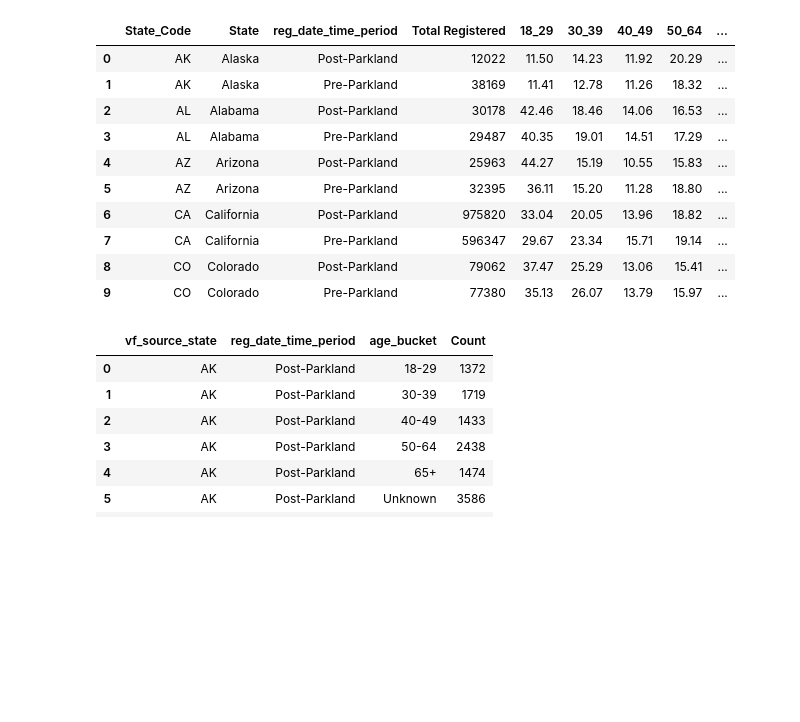
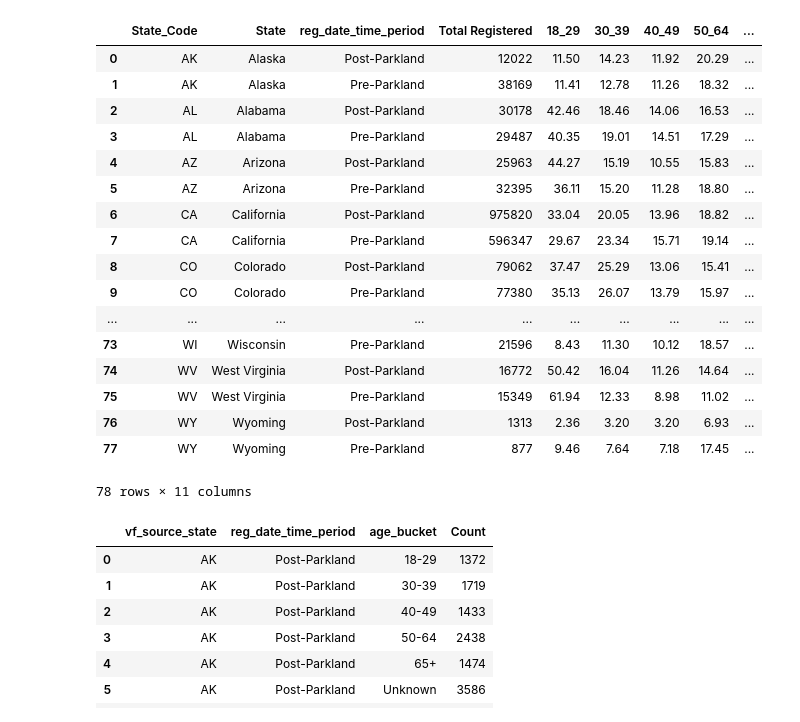
Before and after one commit to linleysanders/data-studio, a Jupyter notebook: Code/03-youth-vote/Youth Vote.ipynb, the cells around one changed output. Saved outputs shown, nothing was run; the diff lists cells and outputs as text; code cells hidden in the pictures; blank space fills up the shorter version.

```diff
--- a/Code/03-youth-vote/Youth Vote.ipynb
+++ b/Code/03-youth-vote/Youth Vote.ipynb
@@ -7,19 +7,26 @@ import matplotlib
 %matplotlib inline
 # %%
 df = pd.read_csv("Raw Counts National Parkland Voter Reg.csv")
-df.head(10)
+df
 # %% [output]
 |  | State_Code | State | reg_date_time_period | Total Registered | 18_29 | 30_39 | 40_49 | 50_64 | ... |
 | 0 | AK | Alaska | Post-Parkland | 12022 | 11.50 | 14.23 | 11.92 | 20.29 | ... |
 | 1 | AK | Alaska | Pre-Parkland | 38169 | 11.41 | 12.78 | 11.26 | 18.32 | ... |
 | 2 | AL | Alabama | Post-Parkland | 30178 | 42.46 | 18.46 | 14.06 | 16.53 | ... |
 | 3 | AL | Alabama | Pre-Parkland | 29487 | 40.35 | 19.01 | 14.51 | 17.29 | ... |
 | 4 | AZ | Arizona | Post-Parkland | 25963 | 44.27 | 15.19 | 10.55 | 15.83 | ... |
 | 5 | AZ | Arizona | Pre-Parkland | 32395 | 36.11 | 15.20 | 11.28 | 18.80 | ... |
 | 6 | CA | California | Post-Parkland | 975820 | 33.04 | 20.05 | 13.96 | 18.82 | ... |
 | 7 | CA | California | Pre-Parkland | 596347 | 29.67 | 23.34 | 15.71 | 19.14 | ... |
 | 8 | CO | Colorado | Post-Parkland | 79062 | 37.47 | 25.29 | 13.06 | 15.41 | ... |
 | 9 | CO | Colorado | Pre-Parkland | 77380 | 35.13 | 26.07 | 13.79 | 15.97 | ... |
+| ... | ... | ... | ... | ... | ... | ... | ... | ... | ... |
+| 73 | WI | Wisconsin | Pre-Parkland | 21596 | 8.43 | 11.30 | 10.12 | 18.57 | ... |
+| 74 | WV | West Virginia | Post-Parkland | 16772 | 50.42 | 16.04 | 11.26 | 14.64 | ... |
+| 75 | WV | West Virginia | Pre-Parkland | 15349 | 61.94 | 12.33 | 8.98 | 11.02 | ... |
+| 76 | WY | Wyoming | Post-Parkland | 1313 | 2.36 | 3.20 | 3.20 | 6.93 | ... |
+| 77 | WY | Wyoming | Pre-Parkland | 877 | 9.46 | 7.64 | 7.18 | 17.45 | ... |
+78 rows × 11 columns
 # %%
 count = pd.read_csv("Raw Counts-Table 1.csv")
 count = count.drop('Unnamed: 4', axis=1)
```
Also changed, not shown: parts of 23 cells of this notebook, 10 other files.
